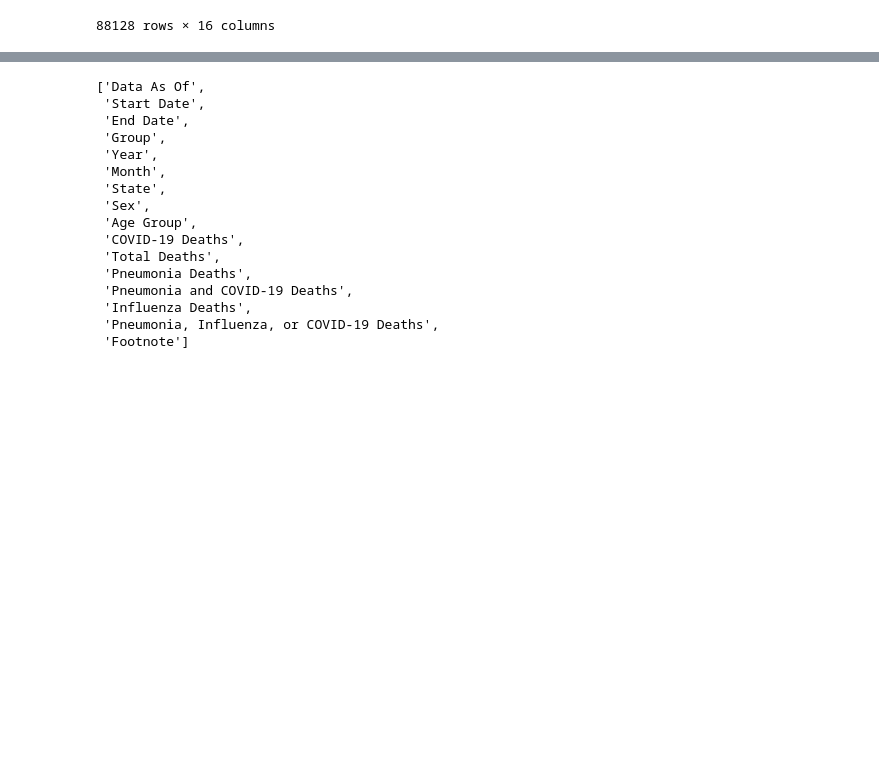
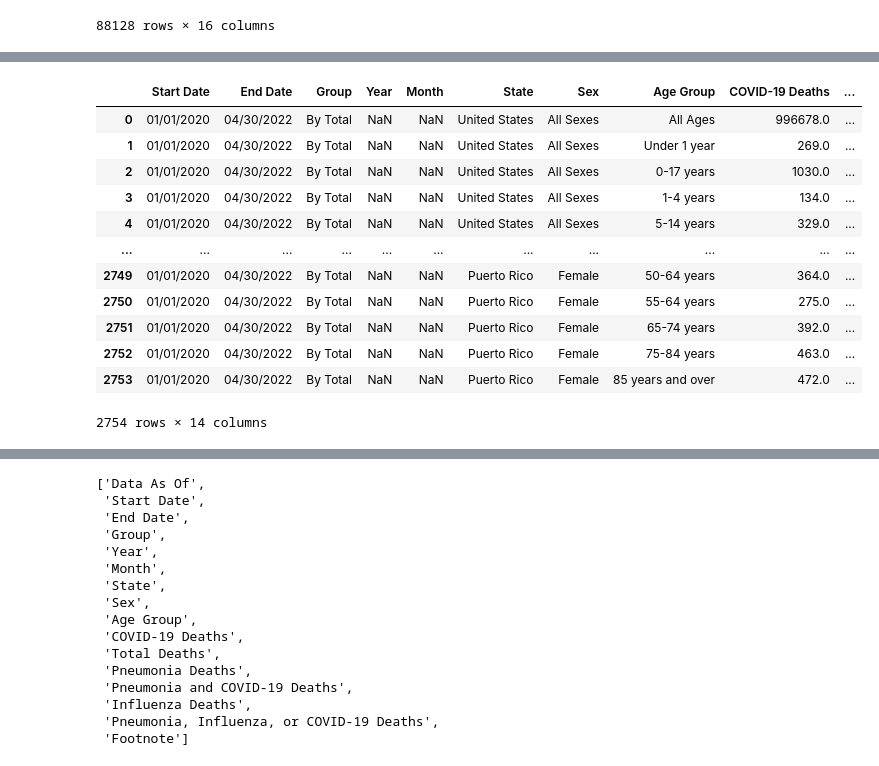
Before and after one commit to HartChrisT/Covid_Comorbidities, a Jupyter notebook: COVID_DataFrames.ipynb, the cells around one changed output, grey strips where cells are left out. Drawn from its saved outputs; the diff is of its cells as text; code cells hidden in the pictures; blank space fills up the shorter version.

```diff
--- a/COVID_DataFrames.ipynb
+++ b/COVID_DataFrames.ipynb
@@ -57,3 +57,7 @@ Covid_sex
 | 88126 | 05/04/2022 | 04/01/2022 | 04/30/2022 | By Month | 2022.0 | 4.0 | Puerto Rico | Female | 75-84 years | ... |
 | 88127 | 05/04/2022 | 04/01/2022 | 04/30/2022 | By Month | 2022.0 | 4.0 | Puerto Rico | Female | 85 years and over | ... |
 88128 rows × 16 columns
+# %%
+# Dropped Data as Of column (only states date data was downloaded)
+# Dropped footnote, not much useful information
+Covid_sex.drop(columns=['Footnote', 'Data As Of'], inplace=True)
@@ -59,0 +73,18 @@ Covid_sex
+# %%
+# Selecting subset By total
+Covid_sex_by_total = Covid_sex.loc[Covid_sex['Group'] == 'By Total']
+Covid_sex_by_total
+# %% [output]
+|  | Start Date | End Date | Group | Year | Month | State | Sex | Age Group | COVID-19 Deaths | ... |
+| 0 | 01/01/2020 | 04/30/2022 | By Total | NaN | NaN | United States | All Sexes | All Ages | 996678.0 | ... |
+| 1 | 01/01/2020 | 04/30/2022 | By Total | NaN | NaN | United States | All Sexes | Under 1 year | 269.0 | ... |
+| 2 | 01/01/2020 | 04/30/2022 | By Total | NaN | NaN | United States | All Sexes | 0-17 years | 1030.0 | ... |
+| 3 | 01/01/2020 | 04/30/2022 | By Total | NaN | NaN | United States | All Sexes | 1-4 years | 134.0 | ... |
+| 4 | 01/01/2020 | 04/30/2022 | By Total | NaN | NaN | United States | All Sexes | 5-14 years | 329.0 | ... |
+| ... | ... | ... | ... | ... | ... | ... | ... | ... | ... | ... |
+| 2749 | 01/01/2020 | 04/30/2022 | By Total | NaN | NaN | Puerto Rico | Female | 50-64 years | 364.0 | ... |
+| 2750 | 01/01/2020 | 04/30/2022 | By Total | NaN | NaN | Puerto Rico | Female | 55-64 years | 275.0 | ... |
+| 2751 | 01/01/2020 | 04/30/2022 | By Total | NaN | NaN | Puerto Rico | Female | 65-74 years | 392.0 | ... |
+| 2752 | 01/01/2020 | 04/30/2022 | By Total | NaN | NaN | Puerto Rico | Female | 75-84 years | 463.0 | ... |
+| 2753 | 01/01/2020 | 04/30/2022 | By Total | NaN | NaN | Puerto Rico | Female | 85 years and over | 472.0 | ... |
+2754 rows × 14 columns
```
Also changed, not shown: parts of 6 cells of this notebook.
